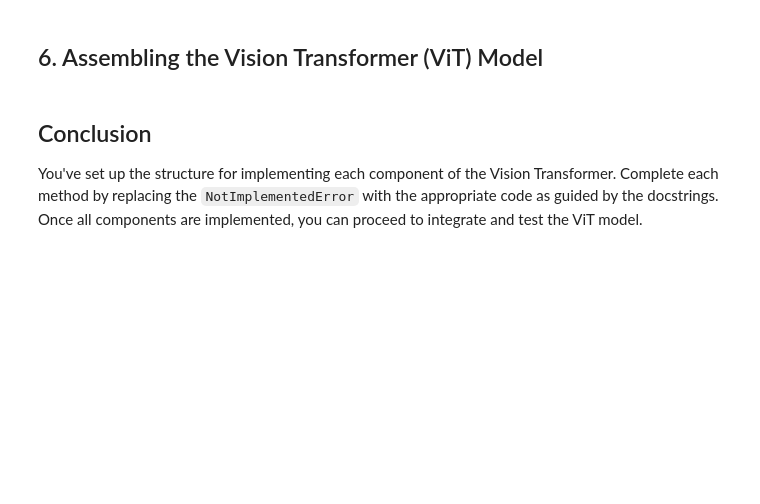
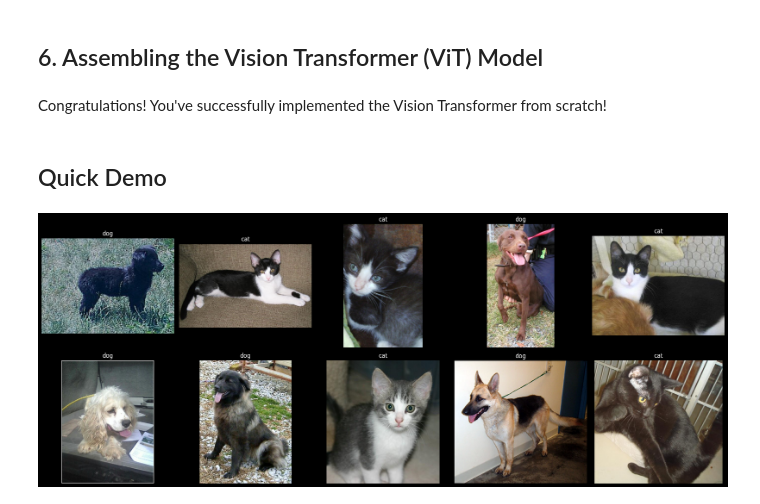
Before and after one commit to tom-pollak/nanoViT, a Jupyter notebook: tutorials/vit_from_scratch.ipynb, the cells around one changed output. Drawn from its saved outputs; the diff is of its cells as text; code cells hidden in the pictures; blank space fills up the shorter version.

```diff
--- a/tutorials/vit_from_scratch.ipynb
+++ b/tutorials/vit_from_scratch.ipynb
@@ -241,7 +239,7 @@ class ViT(nn.Module):
         raise NotImplementedError()
 
 run_test("test_e2e", ViT)
-# %% [markdown]
-## Conclusion
-
-You've set up the structure for implementing each component of the Vision Transformer. Complete each method by replacing the `NotImplementedError` with the appropriate code as guided by the docstrings. Once all components are implemented, you can proceed to integrate and test the ViT model.
+# %% [markdown]
+Congratulations! You've successfully implemented the Vision Transformer from scratch!
+# %% [markdown]
+## Quick Demo
@@ -247,0 +271,26 @@ You've set up the structure for implementing each component of the Vision Transf
+# %%
+from datasets import load_dataset
+
+ds = load_dataset("microsoft/cats_vs_dogs", split="train").shuffle(seed=42).select(range(1000))
+feats = ds.features
+i2l = feats['labels'].int2str
+l2i = feats['labels'].str2int
+# %%
+import matplotlib.pyplot as plt
+
+fig, axes = plt.subplots(2, 5, figsize=(20, 8))
+axes = axes.flatten()
+
+for i, item in enumerate(ds.select(range(10)).iter(1)):
+    image = item['image'][0]
+    label = item['labels'][0]
+
+    # Display the image
+    axes[i].imshow(image)
+    axes[i].set_title(i2l(label))
+    axes[i].axis('off')
+
+plt.tight_layout()
+plt.show()
+# %% [output]
+[figure, added]
```
Also changed, not shown: parts of 6 cells of this notebook, 1 other file.
